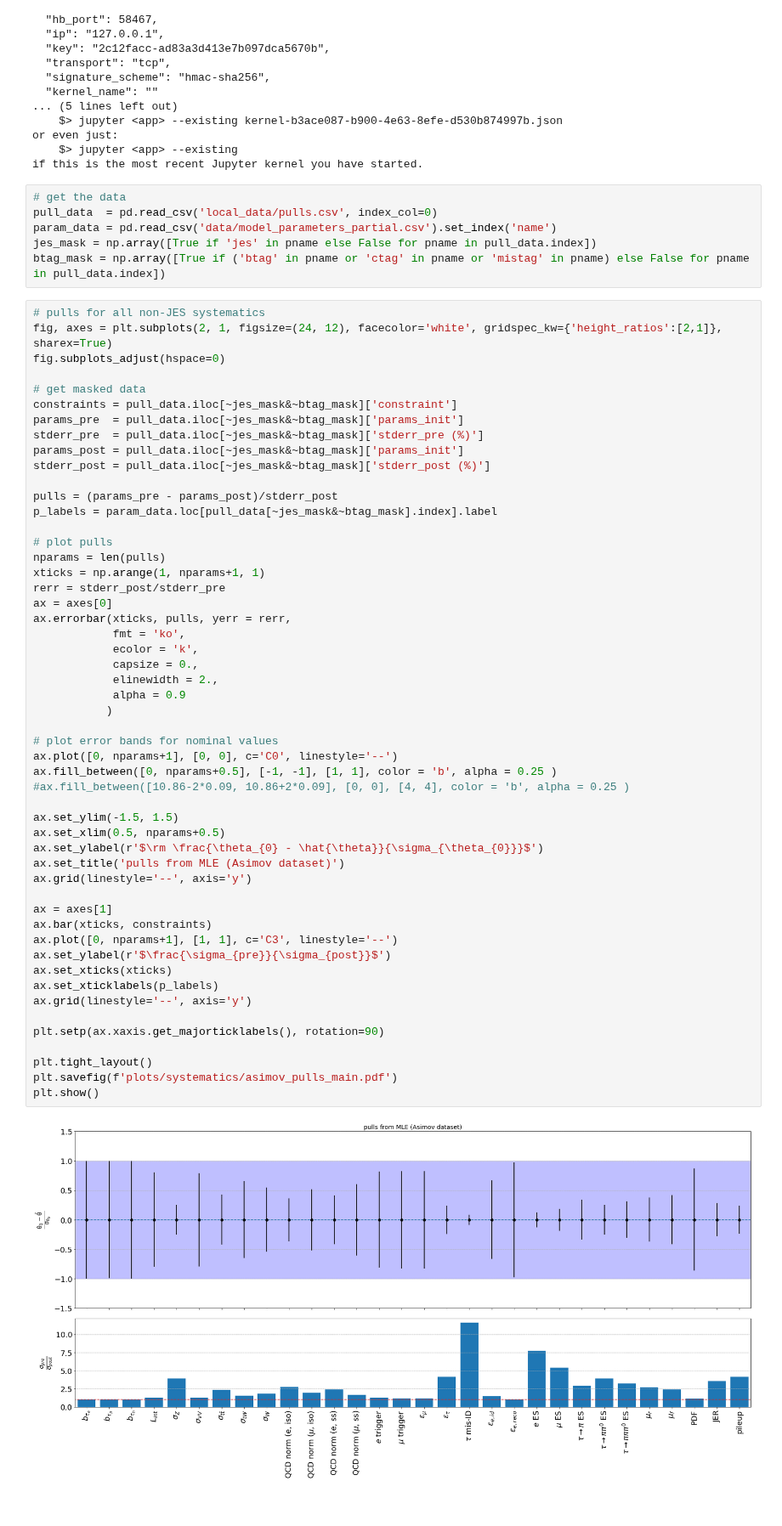
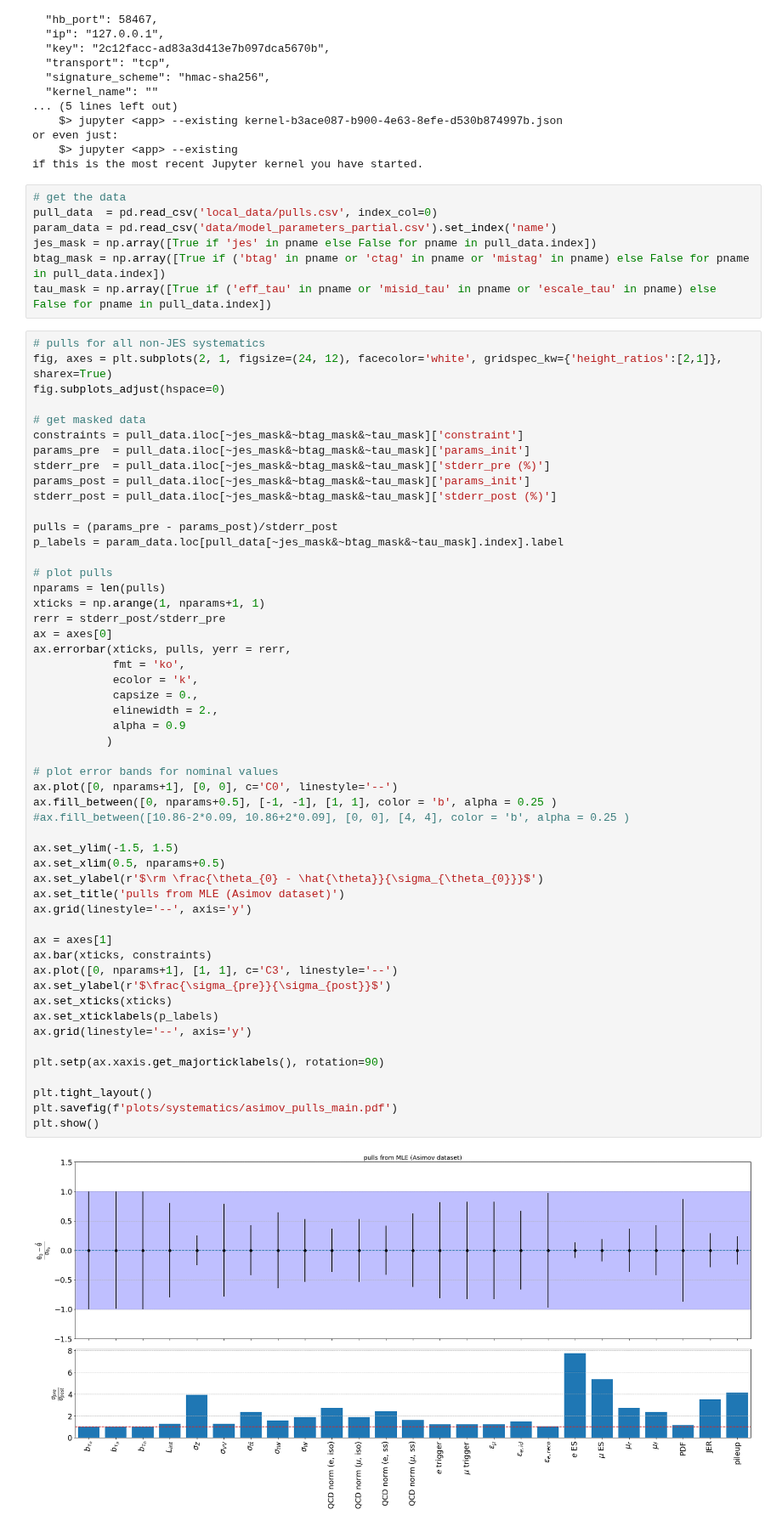
Before and after one commit to NWUHEP/analysis-tools, a Jupyter notebook: notebooks/parameter_pulls.ipynb, the cells around one changed output. Shown at 85% size. Cells and saved outputs as stored; diff of their text form.

```diff
--- a/notebooks/parameter_pulls.ipynb
+++ b/notebooks/parameter_pulls.ipynb
@@ -43,20 +43,21 @@ pull_data  = pd.read_csv('local_data/pulls.csv', index_col=0)
 param_data = pd.read_csv('data/model_parameters_partial.csv').set_index('name')
 jes_mask = np.array([True if 'jes' in pname else False for pname in pull_data.index])
 btag_mask = np.array([True if ('btag' in pname or 'ctag' in pname or 'mistag' in pname) else False for pname in pull_data.index])
+tau_mask = np.array([True if ('eff_tau' in pname or 'misid_tau' in pname or 'escale_tau' in pname) else False for pname in pull_data.index])
 # %%
 # pulls for all non-JES systematics
 fig, axes = plt.subplots(2, 1, figsize=(24, 12), facecolor='white', gridspec_kw={'height_ratios':[2,1]}, sharex=True)
 fig.subplots_adjust(hspace=0)
 
 # get masked data
-constraints = pull_data.iloc[~jes_mask&~btag_mask]['constraint']
-params_pre  = pull_data.iloc[~jes_mask&~btag_mask]['params_init']
-stderr_pre  = pull_data.iloc[~jes_mask&~btag_mask]['stderr_pre (%)']
-params_post = pull_data.iloc[~jes_mask&~btag_mask]['params_init']
-stderr_post = pull_data.iloc[~jes_mask&~btag_mask]['stderr_post (%)']
+constraints = pull_data.iloc[~jes_mask&~btag_mask&~tau_mask]['constraint']
+params_pre  = pull_data.iloc[~jes_mask&~btag_mask&~tau_mask]['params_init']
+stderr_pre  = pull_data.iloc[~jes_mask&~btag_mask&~tau_mask]['stderr_pre (%)']
+params_post = pull_data.iloc[~jes_mask&~btag_mask&~tau_mask]['params_init']
+stderr_post = pull_data.iloc[~jes_mask&~btag_mask&~tau_mask]['stderr_post (%)']
 
 pulls = (params_pre - params_post)/stderr_post
-p_labels = param_data.loc[pull_data[~jes_mask&~btag_mask].index].label
+p_labels = param_data.loc[pull_data[~jes_mask&~btag_mask&~tau_mask].index].label
 
 # plot pulls
 nparams = len(pulls)
@@ -69,34 +70,34 @@ ax.errorbar(xticks, pulls, yerr = rerr,
             capsize = 0.,
             elinewidth = 2.,
             alpha = 0.9
            )
 
 # plot error bands for nominal values
 ax.plot([0, nparams+1], [0, 0], c='C0', linestyle='--')
 ax.fill_between([0, nparams+0.5], [-1, -1], [1, 1], color = 'b', alpha = 0.25 )
 #ax.fill_between([10.86-2*0.09, 10.86+2*0.09], [0, 0], [4, 4], color = 'b', alpha = 0.25 )
 
 ax.set_ylim(-1.5, 1.5)
 ax.set_xlim(0.5, nparams+0.5)
 ax.set_ylabel(r'$\rm \frac{\theta_{0} - \hat{\theta}}{\sigma_{\theta_{0}}}$')
 ax.set_title('pulls from MLE (Asimov dataset)')
 ax.grid(linestyle='--', axis='y')
 
 ax = axes[1]
 ax.bar(xticks, constraints)
 ax.plot([0, nparams+1], [1, 1], c='C3', linestyle='--')
 ax.set_ylabel(r'$\frac{\sigma_{pre}}{\sigma_{post}}$')
 ax.set_xticks(xticks)
 ax.set_xticklabels(p_labels)
 ax.grid(linestyle='--', axis='y')
 
 plt.setp(ax.xaxis.get_majorticklabels(), rotation=90)
 
 plt.tight_layout()
 plt.savefig(f'plots/systematics/asimov_pulls_main.pdf')
 plt.show()
 # %% [output]
-[figure, old version]
+[figure, new version]
 # %%
 # make the plot
 fig, axes = plt.subplots(2, 1, figsize=(16, 12), facecolor='white', gridspec_kw={'height_ratios':[2,1]}, sharex=True)
```
Also changed, not shown: parts of 1 cell of this notebook, 5 other files.
